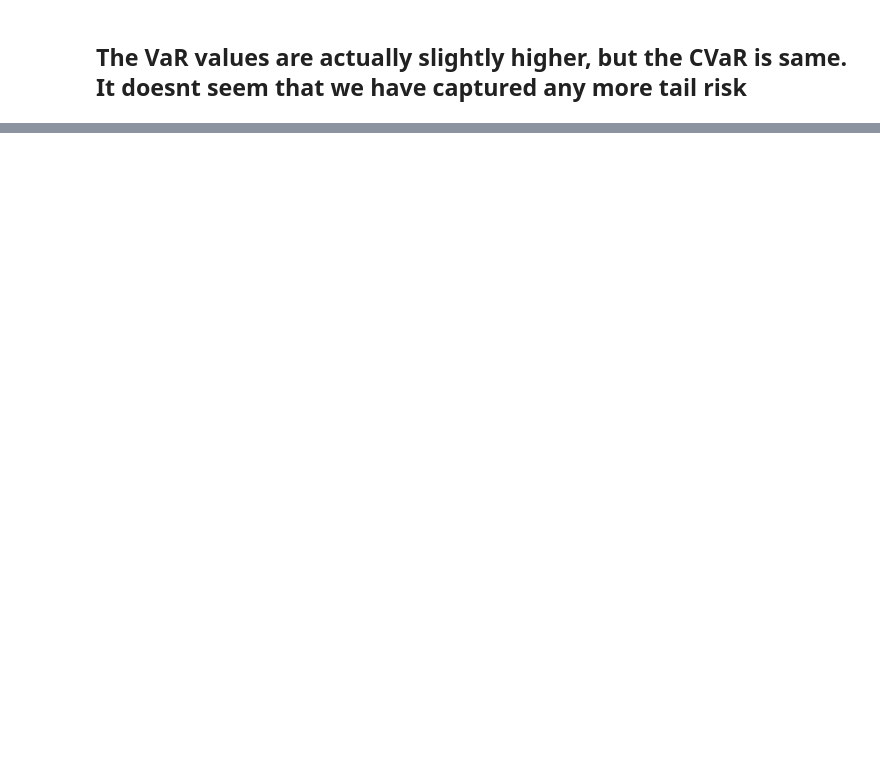
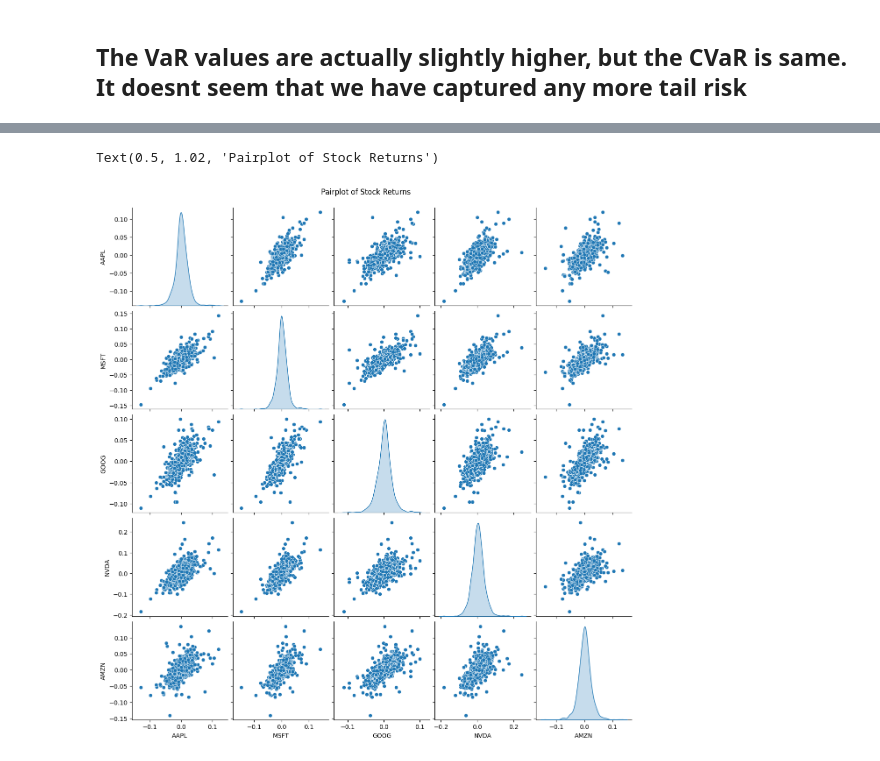
Before and after one commit to manipuppeteer/Finance-Projects, a Jupyter notebook: VaR.ipynb, the cells around one changed output, grey strips where cells are left out. Drawn from its saved outputs; the diff is of its cells as text; code cells hidden in the pictures; blank space fills up the shorter version.

```diff
--- a/VaR.ipynb
+++ b/VaR.ipynb
@@ -226,0 +246,6 @@ plt.show()
+# %%
+sns.pairplot(returns, diag_kind='kde', markers='o')
+plt.suptitle('Pairplot of Stock Returns', y=1.02)
+# %% [output]
+Text(0.5, 1.02, 'Pairplot of Stock Returns')
+[figure, added]
```
Also changed, not shown: parts of 16 cells of this notebook.
